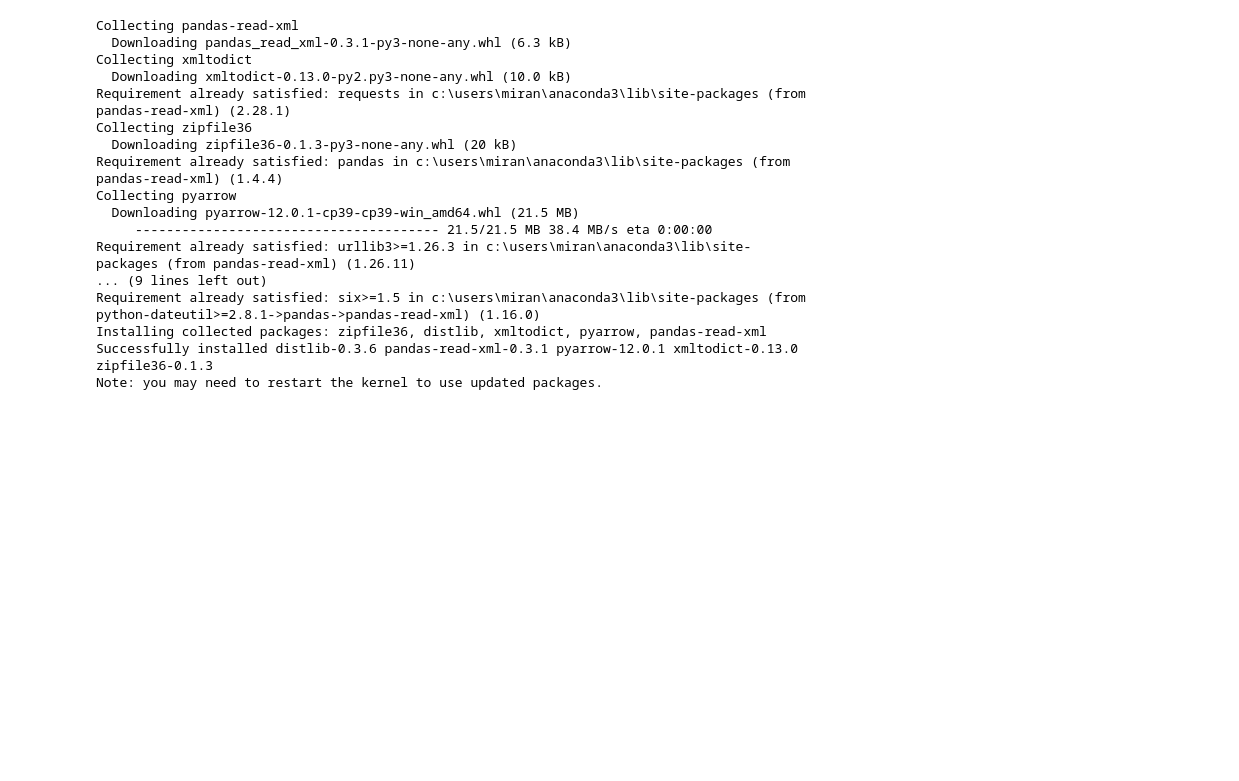
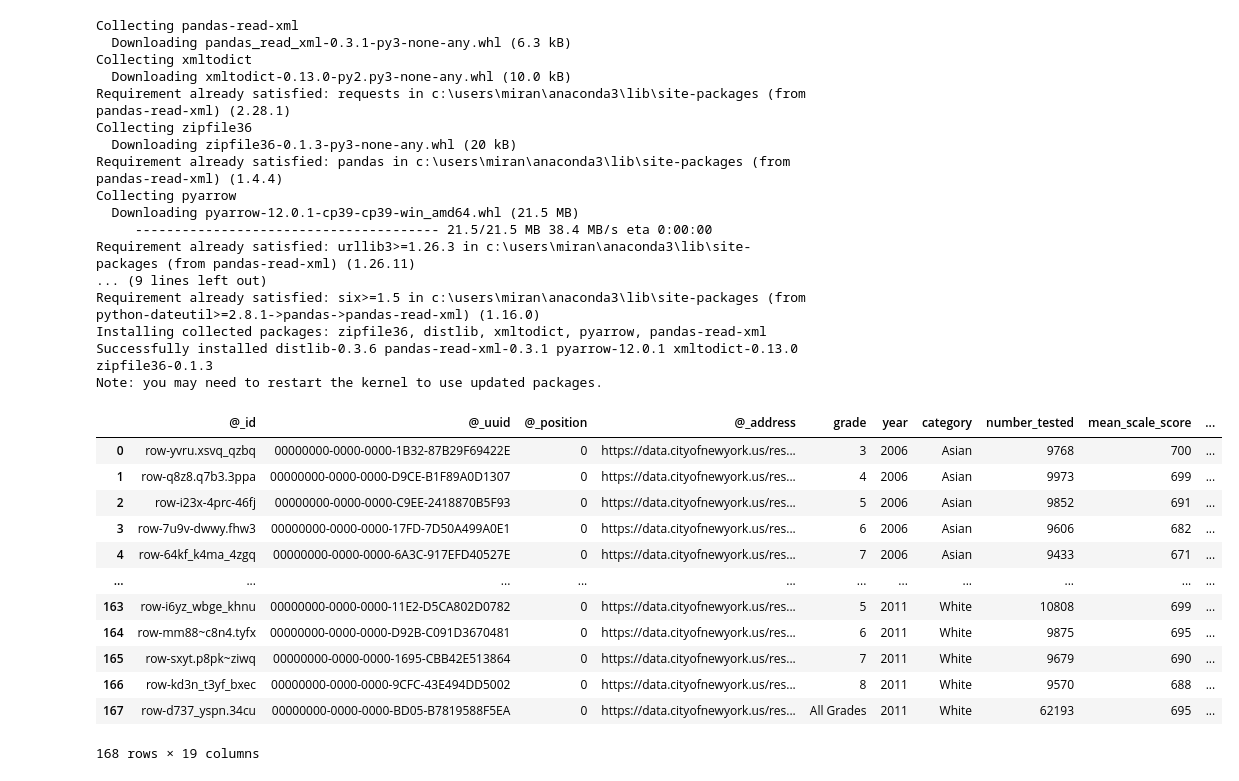
Before and after one commit to mlhudson1/CIDM4310-70_Pandas, a Jupyter notebook: Chapter3.ipynb, the cells around one changed output. Cells and saved outputs as stored; diff of their text form; code cells hidden in the pictures; blank space fills up the shorter version.

```diff
--- a/Chapter3.ipynb
+++ b/Chapter3.ipynb
@@ -297,4 +297,18 @@ Note: you may need to restart the kernel to use updated packages.
 # %%
 import pandas_read_xml as pdx
 # %%
-pdx.read_xml('https://data.cityofnewyork.us/api/views/825b-niea/rows.xml?accessType=DOWNLOAD', ['response', 'row', 'row'], root is )
+pdx.read_xml('https://data.cityofnewyork.us/api/views/825b-niea/rows.xml?accessType=DOWNLOAD', ['response', 'row', 'row'], root_is_rows = False)
+# %% [output]
+|  | @_id | @_uuid | @_position | @_address | grade | year | category | number_tested | mean_scale_score | ... |
+| 0 | row-yvru.xsvq_qzbq | 00000000-0000-0000-1B32-87B29F69422E | 0 | https://data.cityofnewyork.us/res... | 3 | 2006 | Asian | 9768 | 700 | ... |
+| 1 | row-q8z8.q7b3.3ppa | 00000000-0000-0000-D9CE-B1F89A0D1307 | 0 | https://data.cityofnewyork.us/res... | 4 | 2006 | Asian | 9973 | 699 | ... |
+| 2 | row-i23x-4prc-46fj | 00000000-0000-0000-C9EE-2418870B5F93 | 0 | https://data.cityofnewyork.us/res... | 5 | 2006 | Asian | 9852 | 691 | ... |
+| 3 | row-7u9v-dwwy.fhw3 | 00000000-0000-0000-17FD-7D50A499A0E1 | 0 | https://data.cityofnewyork.us/res... | 6 | 2006 | Asian | 9606 | 682 | ... |
+| 4 | row-64kf_k4ma_4zgq | 00000000-0000-0000-6A3C-917EFD40527E | 0 | https://data.cityofnewyork.us/res... | 7 | 2006 | Asian | 9433 | 671 | ... |
+| ... | ... | ... | ... | ... | ... | ... | ... | ... | ... | ... |
+| 163 | row-i6yz_wbge_khnu | 00000000-0000-0000-11E2-D5CA802D0782 | 0 | https://data.cityofnewyork.us/res... | 5 | 2011 | White | 10808 | 699 | ... |
+| 164 | row-mm88~c8n4.tyfx | 00000000-0000-0000-D92B-C091D3670481 | 0 | https://data.cityofnewyork.us/res... | 6 | 2011 | White | 9875 | 695 | ... |
+| 165 | row-sxyt.p8pk~ziwq | 00000000-0000-0000-1695-CBB42E513864 | 0 | https://data.cityofnewyork.us/res... | 7 | 2011 | White | 9679 | 690 | ... |
+| 166 | row-kd3n_t3yf_bxec | 00000000-0000-0000-9CFC-43E494DD5002 | 0 | https://data.cityofnewyork.us/res... | 8 | 2011 | White | 9570 | 688 | ... |
+| 167 | row-d737_yspn.34cu | 00000000-0000-0000-BD05-B7819588F5EA | 0 | https://data.cityofnewyork.us/res... | All Grades | 2011 | White | 62193 | 695 | ... |
+168 rows × 19 columns
```
Also changed, not shown: parts of 3 cells of this notebook, 1 other file.
